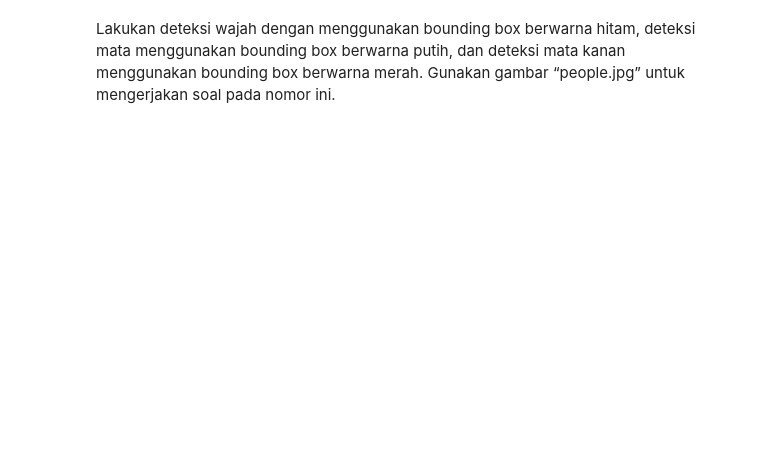
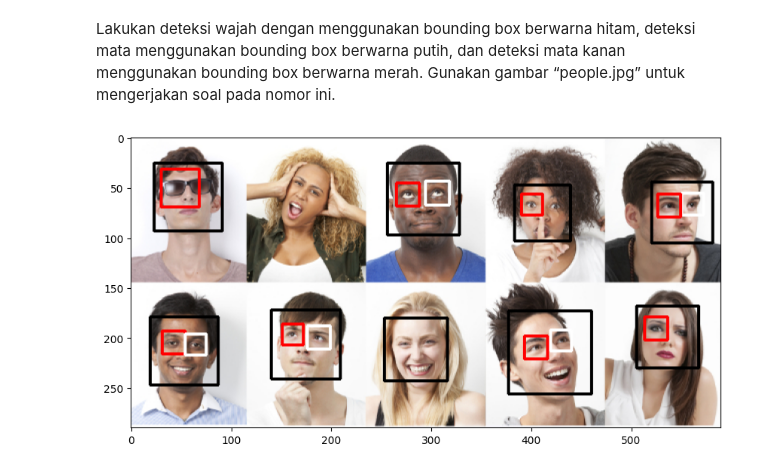
Before and after one commit to rsakml/PCVK_Genap_2022, a Jupyter notebook: Week12.ipynb, the cells around one changed output. Saved outputs shown, nothing was run; the diff lists cells and outputs as text; code cells hidden in the pictures; blank space fills up the shorter version.

```diff
--- a/Week12.ipynb
+++ b/Week12.ipynb
@@ -207,3 +226,29 @@ Lakukan deteksi wajah dengan menggunakan bounding box berwarna hitam, deteksi
 mata menggunakan bounding box berwarna putih, dan deteksi mata kanan
 menggunakan bounding box berwarna merah. Gunakan gambar “people.jpg” untuk
 mengerjakan soal pada nomor ini.
+# %%
+input_image = cv2.imread('/content/drive/MyDrive/Pengolahan Citra/p12/Face Detection/people.jpg')
+
+gray_image = cv2.cvtColor(input_image, cv2.COLOR_BGR2GRAY)
+
+face_cascade = cv2.CascadeClassifier('/content/drive/MyDrive/Pengolahan Citra/p12/Face Detection/haarcascade_frontalface_alt.xml')
+faces = face_cascade.detectMultiScale(gray_image, scaleFactor=1.1, minNeighbors=5)
+
+for (x, y, w, h) in faces:
+    cv2.rectangle(input_image, (x, y), (x+w, y+h), (0, 0, 0), 2)
+
+    roi_gray = gray_image[y:y+h, x:x+w]
+    eye_cascade = cv2.CascadeClassifier('/content/drive/MyDrive/Pengolahan Citra/p12/Face Detection/haarcascade_eye.xml')
+    eyes = eye_cascade.detectMultiScale(roi_gray, scaleFactor=1.1, minNeighbors=5)
+
+    for (ex, ey, ew, eh) in eyes:
+        cv2.rectangle(input_image, (x+ex, y+ey), (x+ex+ew, y+ey+eh), (0, 0, 255), 2)
+
+        if ex + ew/2 > w/2:
+            cv2.rectangle(input_image, (x+ex, y+ey), (x+ex+ew, y+ey+eh), (255, 255, 255), 2)
+
+plt.figure(figsize=(15, 5))
+plt.subplot(111), plt.imshow(cv2.cvtColor(input_image, cv2.COLOR_BGR2RGB))
+plt.show()
+# %% [output]
+[figure, added]
```
Also changed, not shown: parts of 1 cell of this notebook.
